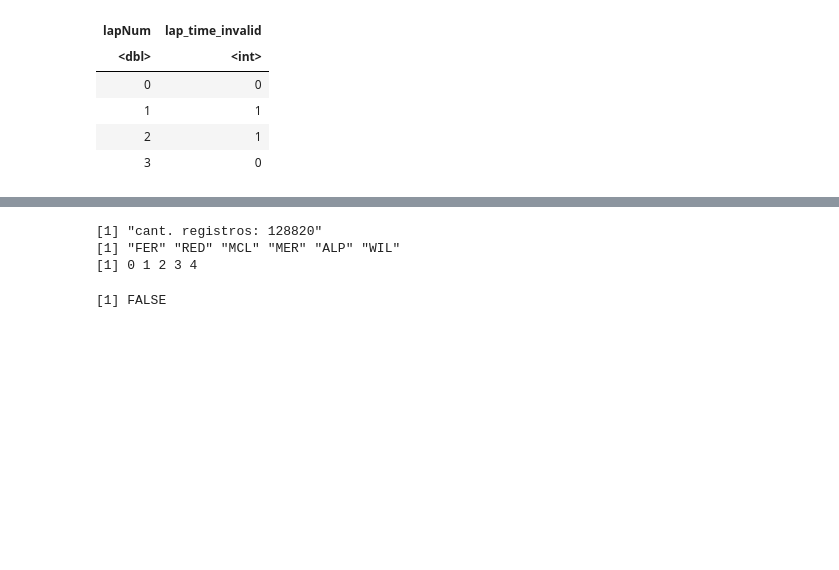
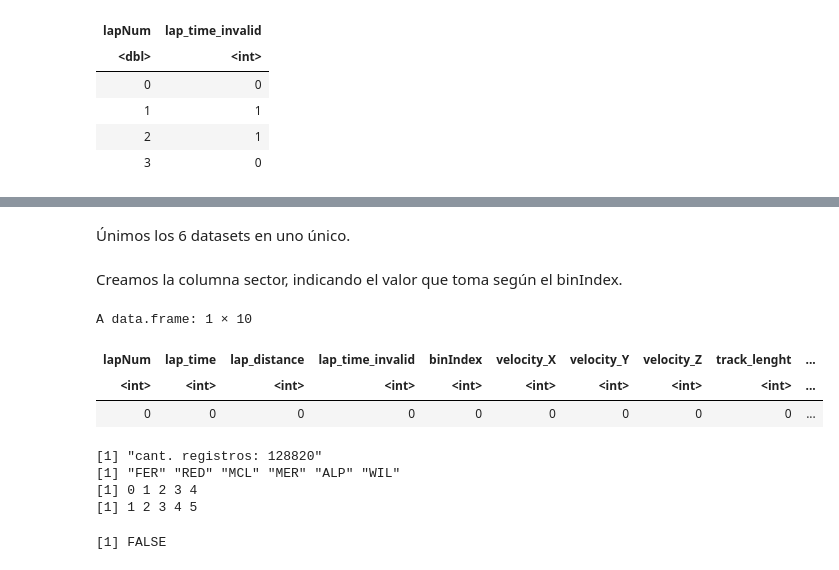
Before and after one commit to LuppeCh/F1EDA, a Jupyter notebook: Exploración_de_Datos_Trabajo_Final.ipynb, the cells around one changed output, grey strips where cells are left out. Cells and saved outputs as stored; diff of their text form; code cells hidden in the pictures; blank space fills up the shorter version.

```diff
--- a/Exploración_de_Datos_Trabajo_Final.ipynb
+++ b/Exploración_de_Datos_Trabajo_Final.ipynb
@@ -424,10 +422,2 @@ vuelta_5 <- vueltas_validas %>%
 # %%
 fer <- bind_rows(fer, vuelta_5)
-# %%
-fer <- fer %>%
-  mutate(
-    sector = case_when(
-      binIndex >= 0 & binIndex <= 1430 ~ "S1",
-      binIndex >= 1431 & binIndex <= 2861 ~ "S2",
-      binIndex >= 2862 & binIndex <= 4293 ~ "S3",
-    ))
@@ -434,2 +426,48 @@ fer <- fer %>%
 # %%
 telemetria <- bind_rows(fer, red, mcl, mer, alp, wil)
+# %% [markdown]
+Únimos los 6 datasets en uno único.
+# %%
+telemetria <- telemetria %>%
+  mutate(
+    sector = case_when(
+      binIndex >= 0 & binIndex <= 1430 ~ "S1",
+      binIndex >= 1431 & binIndex <= 2861 ~ "S2",
+      binIndex >= 2862 & binIndex <= 4293 ~ "S3",
+    ),
+    track_lenght = 4294
+    )
+# %% [markdown]
+Creamos la columna sector, indicando el valor que toma según el binIndex.
+# %%
+telemetria <- telemetria %>%
+  mutate(
+    velocity_total_ms = sqrt(
+      velocity_X^2 +
+      velocity_Y^2 +
+      velocity_Z^2
+    ),
+
+    velocidad = velocity_total_ms * 3.6
+  )
+
+telemetria <- telemetria %>%
+  select(-velocity_total_ms)
+# %%
+inconsistencia_global <- telemetria %>%
+
+  select(where(is.numeric)) %>%
+
+  summarise(
+    across(
+      everything(),
+      ~ sum(. == -1, na.rm = TRUE)
+    )
+  )
+
+inconsistencia_global
+# %% [output]
+A data.frame: 1 × 10
+| lapNum | lap_time | lap_distance | lap_time_invalid | binIndex | velocity_X | velocity_Y | velocity_Z | track_lenght | ... |
+| <int> | <int> | <int> | <int> | <int> | <int> | <int> | <int> | <int> | ... |
+| 0 | 0 | 0 | 0 | 0 | 0 | 0 | 0 | 0 | ... |
@@ -443,9 +484,13 @@ print(escuderias)
 cant_lap <- unique(telemetria$lapNum)
 print(cant_lap)
 
+cant_lap <- unique(telemetria$lap_number)
+print(cant_lap)
+
 any(is.na(telemetria))
 # %% [output]
 [1] "cant. registros: 128820"
 [1] "FER" "RED" "MCL" "MER" "ALP" "WIL"
 [1] 0 1 2 3 4
+[1] 1 2 3 4 5
 [1] FALSE
```
Also changed, not shown: parts of 35 cells of this notebook.
